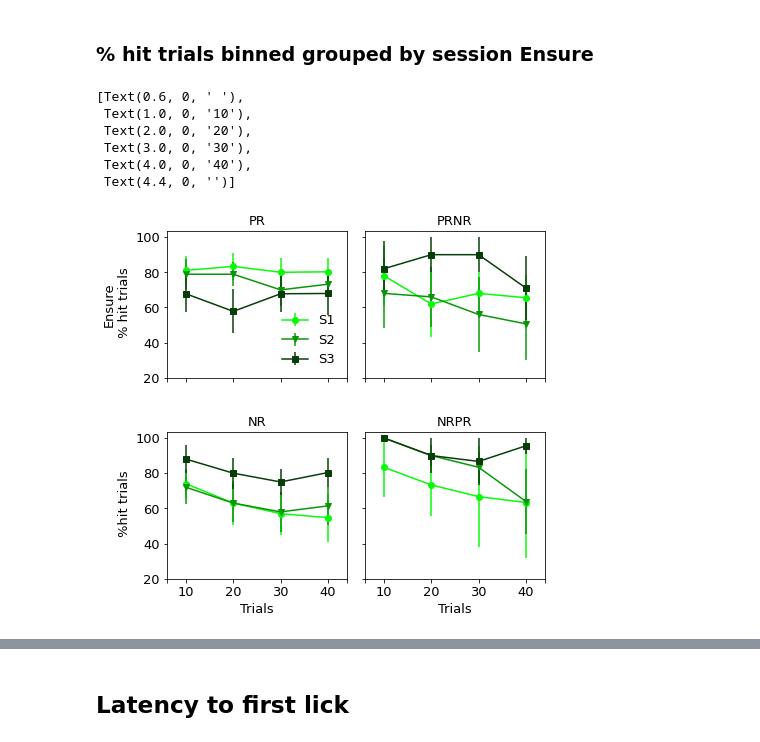
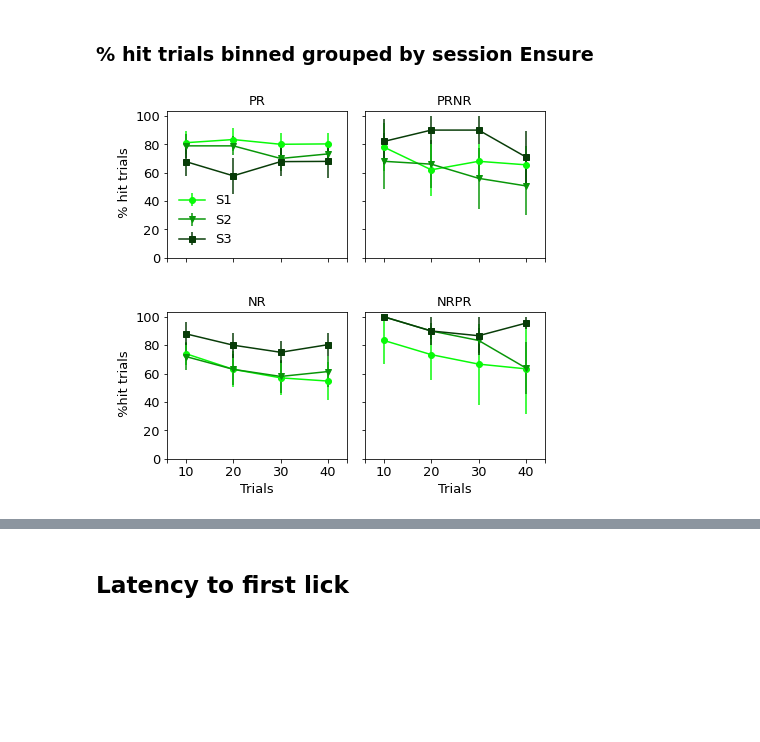
Before and after one commit to jetsetmette/VGP, a Jupyter notebook: notebooks/Behavior_2P.ipynb, the cells around one changed output, grey strips where cells are left out. Cells and saved outputs as stored; diff of their text form; code cells hidden in the pictures; blank space fills up the shorter version.

```diff
--- a/notebooks/Behavior_2P.ipynb
+++ b/notebooks/Behavior_2P.ipynb
@@ -435,6 +435,7 @@ for row in rows:
         all_data[key]['number of trials']=len(pump_fn)
         all_data[key]['total licks']=len(licks_fn)
         all_data[key]['hit trial'] = len(hit_trial)
+        all_data[key]['% hit']=(len(hit_trial)/(len(pump_fn))*100)
         all_data[key]['miss trials']= len(miss_trial)
         all_data[key]['licks per trial']= np.mean(licks_all_trial)
         all_data[key]['licks hit trial']= np.mean(licks_hit_trial)
@@ -1203,13 +1331,13 @@ ax2.errorbar(x, Ensure_PRNR_S3_m, yerr=Ensure_PRNR_S3_E, fmt="-s", color='#083C0
 ax1.set_title('PR',fontsize=13)
 ax2.set_title('PRNR',fontsize=13)
 
-ax1.set_ylabel('Ensure\n % hit trials',fontsize = 13)
+ax1.set_ylabel(' \n % hit trials',fontsize = 13)
 
 
 
-ax1.set_yticks([20,40,60,80,100])
-ax2.set_yticks([20,40,60,80,100])
-ax1.set_yticklabels([20,40,60,80,100],fontsize=13)
+ax1.set_yticks([0,20,40,60,80,100])
+ax2.set_yticks([0,20,40,60,80,100])
+ax1.set_yticklabels([0,20,40,60,80,100],fontsize=13)
 ax1.set_xticks([0.6,1,2,3,4,4.4])
 ax2.set_xticks([0.6,1,2,3,4,4.4])
 ax1.set_xticklabels([], fontsize=0)
@@ -1224,43 +1352,37 @@ ax1.legend(['S1','S2','S3'], fontsize=13,frameon = False)
 
 f2, [ax1,ax2] = plt.subplots(figsize=[7,3],ncols=2, gridspec_kw={'wspace':0.1,'width_ratios':[10,10]}, sharey=True)
 f2.subplots_adjust(wspace=0.15,hspace=0.35, bottom=0.2,left=0.15)
 x=[1,2,3,4]
 
 
 ax1.errorbar(x, Ensure_NR_S1_m, yerr=Ensure_NR_S1_E, fmt="-o", color='#08FA08')
 ax1.errorbar(x, Ensure_NR_S2_m, yerr=Ensure_NR_S2_E, fmt="-v", color='#089608')
 ax1.errorbar(x, Ensure_NR_S3_m, yerr=Ensure_NR_S3_E, fmt="-s", color='#083C08')
 
 
 ax2.errorbar(x, Ensure_NRPR_S1_m, yerr=Ensure_NRPR_S1_E, fmt="-o", color='#08FA08')
 ax2.errorbar(x, Ensure_NRPR_S2_m, yerr=Ensure_NRPR_S2_E, fmt="-v", color='#089608')
 ax2.errorbar(x, Ensure_NRPR_S3_m, yerr=Ensure_NRPR_S3_E, fmt="-s", color='#083C08')
 
 ax1.set_title('NR',fontsize=13)
 ax2.set_title('NRPR',fontsize=13)
 
 ax1.set_ylabel(' \n %hit trials',fontsize = 13)
 
 ax1.set_xlabel('Trials', fontsize = 13)
 ax2.set_xlabel('Trials', fontsize = 13)
 
-ax1.set_yticks([20,40,60,80,100])
-ax2.set_yticks([20,40,60,80,100])
-ax1.set_yticklabels([20,40,60,80,100],fontsize=13)
+ax1.set_yticks([0,20,40,60,80,100])
+ax2.set_yticks([0,20,40,60,80,100])
+ax1.set_yticklabels([0,20,40,60,80,100],fontsize=13)
 ax1.set_xticks([0.6,1,2,3,4,4.4])
 ax2.set_xticks([0.6,1,2,3,4,4.4])
 ax1.set_xticklabels([' ','10','20','30','40', ''], fontsize=13)
 ax2.set_xticklabels([' ','10','20','30','40', ''], fontsize=13)
 
 
-# f1.savefig('C:\\Users\\mko102\\GitHub\\VGP\\output\\hitsPR.png')
-# f2.savefig('C:\\Users\\mko102\\GitHub\\VGP\\output\\hitsPRNR.png')
+f1.savefig('C:\\Users\\mko102\\GitHub\\VGP\\output\\hitsPR_Ensure.png')
+f2.savefig('C:\\Users\\mko102\\GitHub\\VGP\\output\\hitsNR_Ensure.png')
 # %% [output]
-[Text(0.6, 0, ' '),
- Text(1.0, 0, '10'),
- Text(2.0, 0, '20'),
- Text(3.0, 0, '30'),
- Text(4.0, 0, '40'),
- Text(4.4, 0, '')]
-[figure, old version]
+[figure, new version]
-[figure, old version]
+[figure, new version]
```
Also changed, not shown: parts of 23 cells of this notebook.
